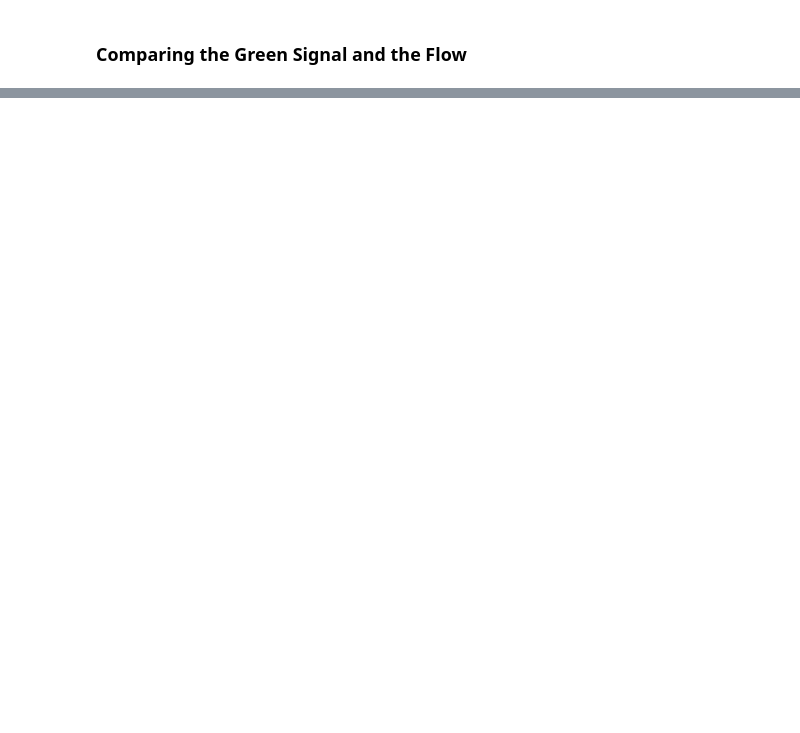
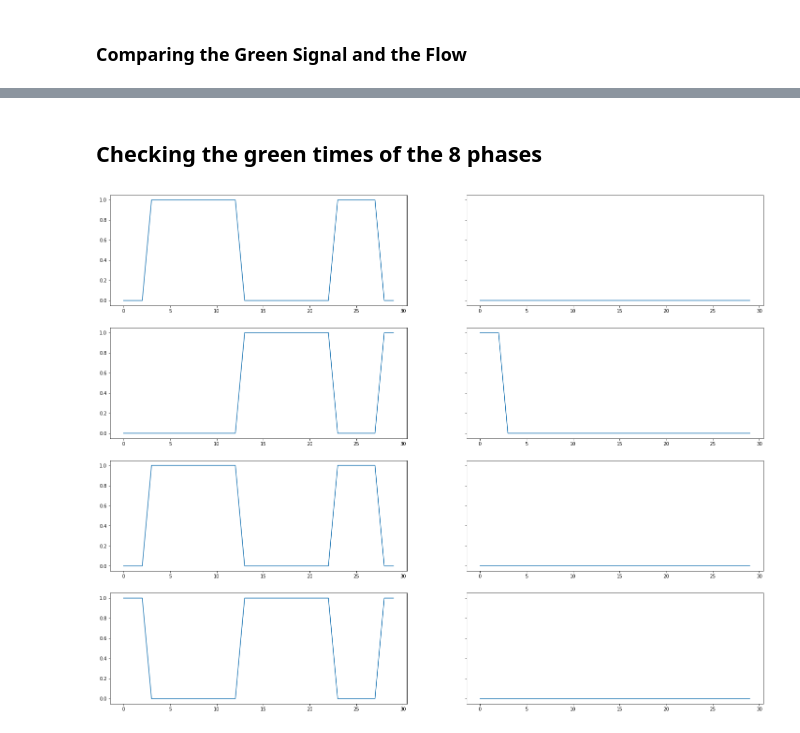
Before and after one commit to DEGABGED/linear_solver, a Jupyter notebook: CTM MILP (Delay, Constraints 1-6, CTMModels Module, ALT PHASING).ipynb, the cells around one changed output, grey strips where cells are left out. Drawn from its saved outputs; the diff is of its cells as text; code cells hidden in the pictures; blank space fills up the shorter version.

Commit message:
Fix Alt phasing, add minimum green time (albeit cheated slightly)

```diff
--- a/CTM MILP (Delay, Constraints 1-6, CTMModels Module, ALT PHASING).ipynb
+++ b/CTM MILP (Delay, Constraints 1-6, CTMModels Module, ALT PHASING).ipynb
@@ -209,0 +192,16 @@ sns.lineplot(data=df_g_y)
+# %% [markdown]
+## Checking the green times of the 8 phases
+# %%
+df_g_map = df_g.pivot(index='timestep', columns='cell', values='is_green')
+throughs = [intToBinTuple(x) for x in [1,3,5,7]]
+lefts = [intToBinTuple(x) for x in [0,2,4,6]]
+
+_, axs = plt.subplots(4,2,figsize=(25,20), sharey=True)
+
+for ndx, t in enumerate(throughs):
+    sns.lineplot(data=df_g_map[t], ax=axs[ndx][0])
+
+for ndx, l in enumerate(lefts):
+    sns.lineplot(data=df_g_map[l], ax=axs[ndx][1])
+# %% [output]
+[figure, added]
```
Also changed, not shown: parts of 8 cells of this notebook, 5 other files.
